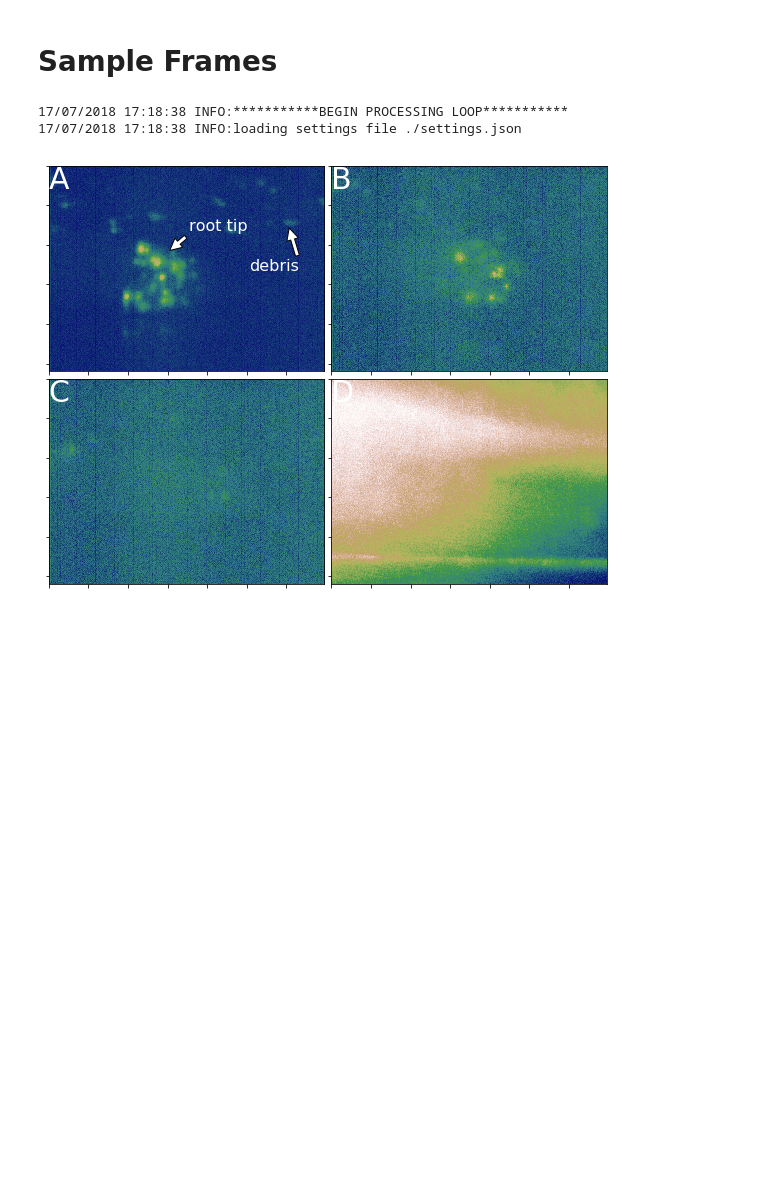
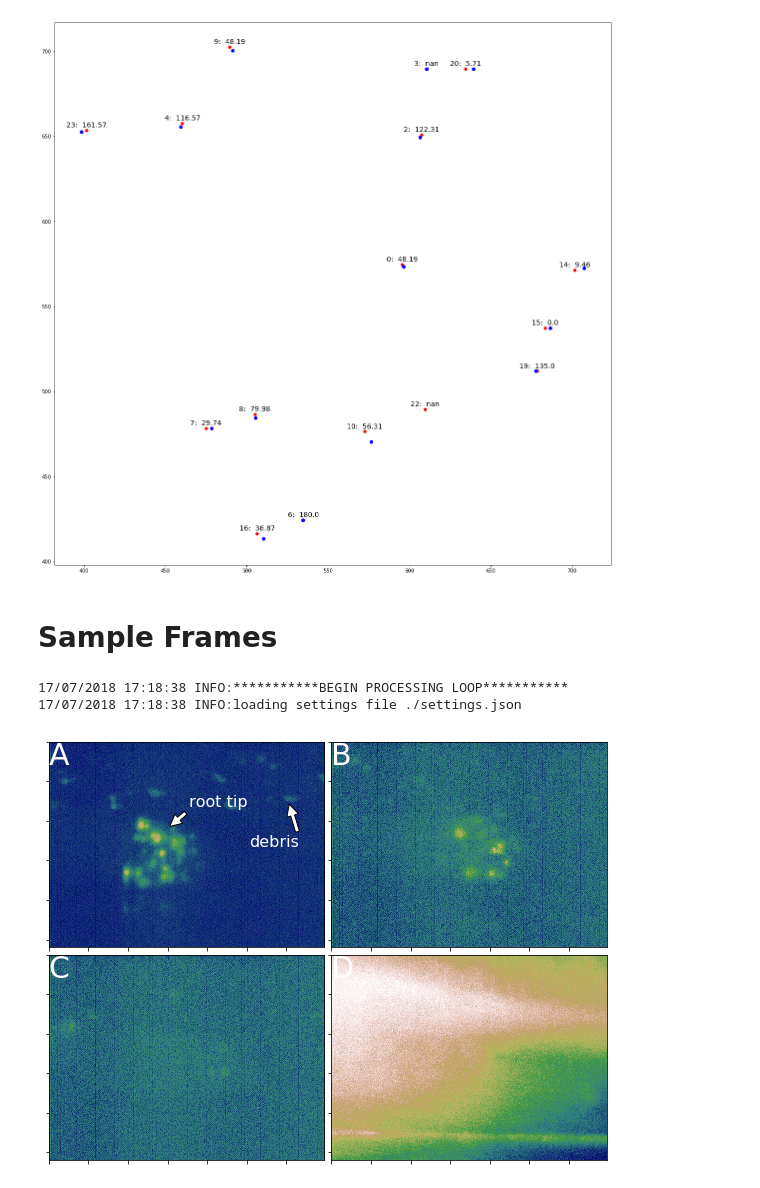
Before and after one commit to GiovanniSena/LiSM_CYCB_tracking, a Jupyter notebook: figures.ipynb, the cells around one changed output. Cells and saved outputs as stored; diff of their text form; code cells hidden in the pictures; blank space fills up the shorter version.

```diff
--- a/figures.ipynb
+++ b/figures.ipynb
@@ -25,0 +28,13 @@ The directory ./cached_datax should be empty. Do you want to clear it? (y/n)n
+# %%
+from scipy.spatial import KDTree as scKDTree
+test_data = pd.read_csv("./samples/test_tree_blobs.csv").drop("Unnamed: 0",1)
+time_at = 8
+X = test_data[test_data.t==time_at][["x", "y", "z"]]
+Y = test_data[test_data.t==time_at+1][["z", "y", "z"]]
+TR = tr(Y.as_matrix())
+tr = tpctree.translation_transform_for(12*np.ones((1,3)))
+tpctree._tr_ref_displacement_(tr)
+
+target = scKDTree(X.as_matrix())
+res=target.query(TR, k=1,distance_upper_bound=15)
+res
@@ -25,0 +131,16 @@ The directory ./cached_datax should be empty. Do you want to clear it? (y/n)n
+# %%
+
+
+merger = test_data[test_data.t==time_at].set_index("key").join(test_data[test_data.t==time_at+1].set_index("key"),rsuffix="next")
+#disp_ref = tr(ref_vector[2,2,2])-ref_vector
+ref_vector = np.array([10,0,0])
+from lightroot import utils
+def compute_angle(row):
+    first_ = np.array([row["x"], row["y"], row["z"]])
+    next_= np.array([row["xnext"], row["ynext"], row["znext"]])
+    v = next_-first_
+    u = ref_vector
+    return utils.angle(u,v)
+
+merger["angle"] = merger.apply(compute_angle,axis=1)
+merger.sort_values("angle")
@@ -26,3 +166,15 @@ The directory ./cached_datax should be empty. Do you want to clear it? (y/n)n
+# %%
+from matplotlib import pyplot as plt
+
+%matplotlib inline
+ax = plt.figure(figsize=(20,20))
+plt.scatter(x=merger.x, y=merger.y, c='r', s=30, label="objects at time t")
+plt.scatter(x=merger.xnext, y=merger.ynext, color='b', s=40, label='next ones')
+for k,r in merger.iterrows():
+    #print(k, r["x"])
+    plt.annotate(str(int(k))+":  "+str(np.round(r["angle"],2)), (r["x"],r["y"]+5),  ha='center', va='top', size=14)
+# %% [output]
+[figure, added]
 # %% [markdown]
 # Sample Frames
 # %%
```
Also changed, not shown: parts of 8 cells of this notebook, 5 other files.
